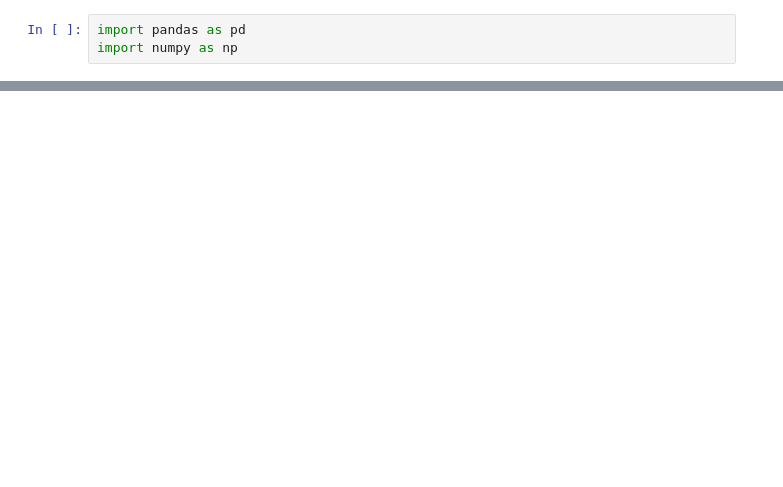
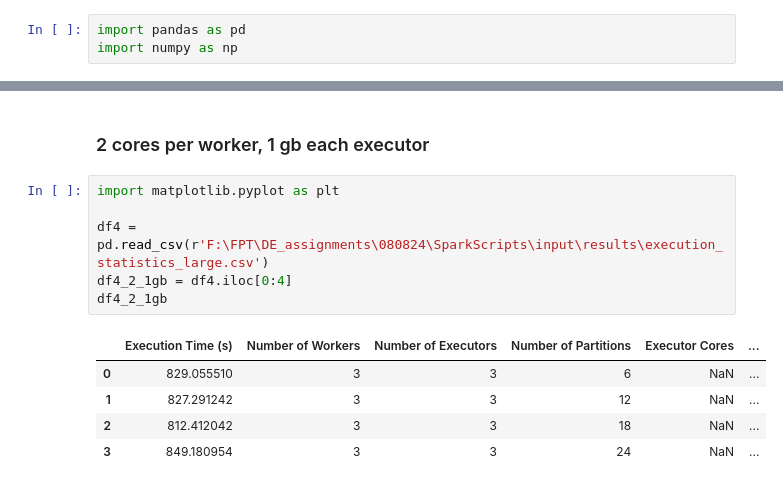
Before and after one commit to ddutjnrevenge-universe/DE_assignments, a Jupyter notebook: 080824/SparkScripts/spark_apps/test.ipynb, the cells around one changed output, grey strips where cells are left out. Saved outputs shown, nothing was run; the diff lists cells and outputs as text; blank space fills up the shorter version.

```diff
--- a/080824/SparkScripts/spark_apps/test.ipynb
+++ b/080824/SparkScripts/spark_apps/test.ipynb
@@ -3,0 +45,14 @@ import numpy as np
+# %% [markdown]
+### 2 cores per worker, 1 gb each executor
+# %%
+import matplotlib.pyplot as plt
+
+df4 = pd.read_csv(r'F:\FPT\DE_assignments\080824\SparkScripts\input\results\execution_statistics_large.csv')
+df4_2_1gb = df4.iloc[0:4]
+df4_2_1gb
+# %% [output]
+|  | Execution Time (s) | Number of Workers | Number of Executors | Number of Partitions | Executor Cores | ... |
+| 0 | 829.055510 | 3 | 3 | 6 | NaN | ... |
+| 1 | 827.291242 | 3 | 3 | 12 | NaN | ... |
+| 2 | 812.412042 | 3 | 3 | 18 | NaN | ... |
+| 3 | 849.180954 | 3 | 3 | 24 | NaN | ... |
```
Also changed, not shown: parts of 35 cells of this notebook, 2 other files.
